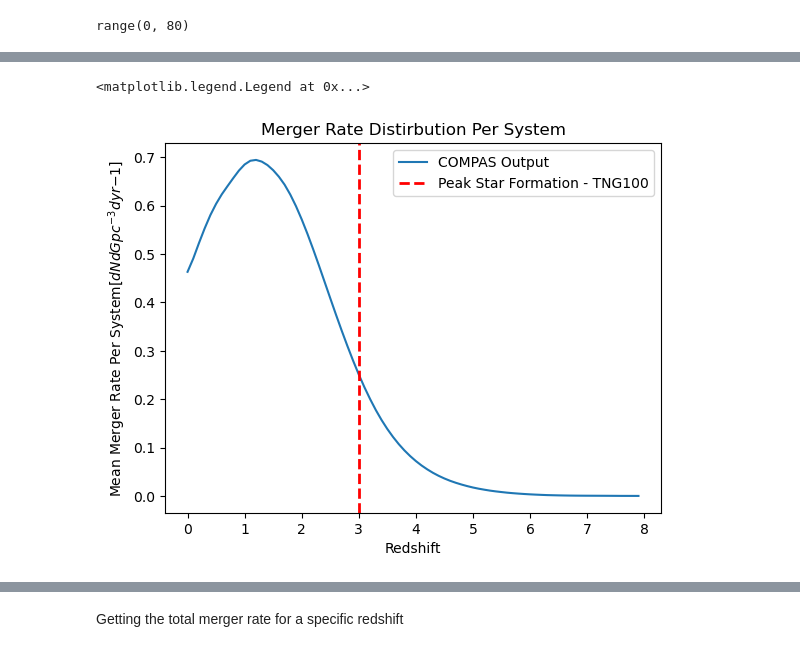
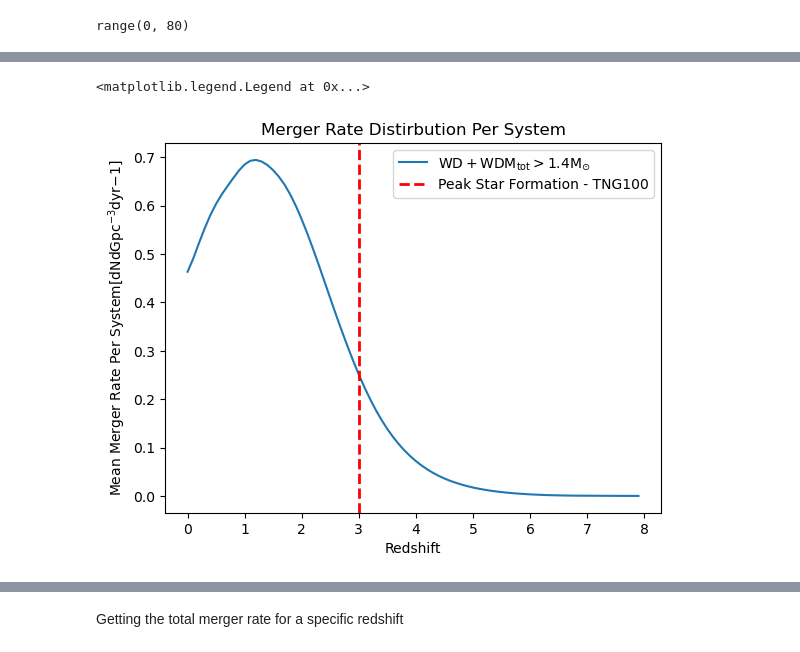
Before and after one commit to melanie-santiago26/research_work, a Jupyter notebook: rates_analysis.ipynb, the cells around one changed output, grey strips where cells are left out. Drawn from its saved outputs; the diff is of its cells as text; code cells hidden in the pictures.

```diff
--- a/rates_analysis.ipynb
+++ b/rates_analysis.ipynb
@@ -55,8 +49,0 @@ Data_2 = h5.File(pathToSM_H5)
-# %%
-# we want to read in the bse_RLOF to get information about thes different systems
-
-DCO_data = pd.DataFrame() # making a pandas dataframe
-
-for key in Data_2["BSE_Double_Compact_Objects"].keys(): #looping through the "keys" or paramters in BSE_System_Parameters
-
-    DCO_data[key] = Data_2["BSE_Double_Compact_Objects"][key][()] # adding these columns to the dataframe
@@ -278,26 +230,27 @@ array([0. , 0.1, 0.2, 0.3, 0.4, 0.5, 0.6, 0.7, 0.8, 0.9, 1. , 1.1, 1.2,
 # %%
 ## let's plot the merger rates over redshift
-plt.plot(redshifts[()],mean_rate,label='COMPAS Output')
+redshifts = rates_info['redshifts']
+plt.plot(redshifts[()],mean_rate,label=r'$\mathrm{WD+WD M_{tot} > 1.4 M_{\odot}}$')
 
 # let's get the maximum of the mean merger rate and at which redshift this occurred
 max_mean_rate = max(mean_rate)
 
 # let's add a line to add important events that have happened
 ## peak of star formation? - TNG100 perscription
 plt.axvline(3, color='r', linestyle='--', linewidth=2,label='Peak Star Formation - TNG100')
 # plt.text(2.4, 2.2, "Peak of General Star Formation", fontsize=9)
 # plt.arrow(2.7,2.4,-0.5,0.3,head_width=0.05,head_starts_at_zero=False)
 
 ## plotting the max mean rate
 # plt.text(-0.3,4,'Max Mean Rate = ',fontsize=8)
 # plt.text(-0.3,3.7,round(max_mean_rate,4),fontsize=8)
 # plt.text(0.2,3.7,r'[$dNdGpc^{-3}dyr{-1}$]',fontsize=8)
 
 ## labels
-plt.ylabel(r"Mean Merger Rate Per System[$dNdGpc^{-3}dyr{-1}$]")
+plt.ylabel(r"Mean Merger Rate Per System[$\mathrm{dNdGpc^{-3}dyr{-1}}$]")
 plt.xlabel(r"Redshift")
 plt.title(r"Merger Rate Distirbution Per System")
 plt.legend()
 # %% [output]
 <matplotlib.legend.Legend at 0x...>
-[figure, old version]
+[figure, new version]
```
Also changed, not shown: parts of 28 cells of this notebook, 1 other file.
